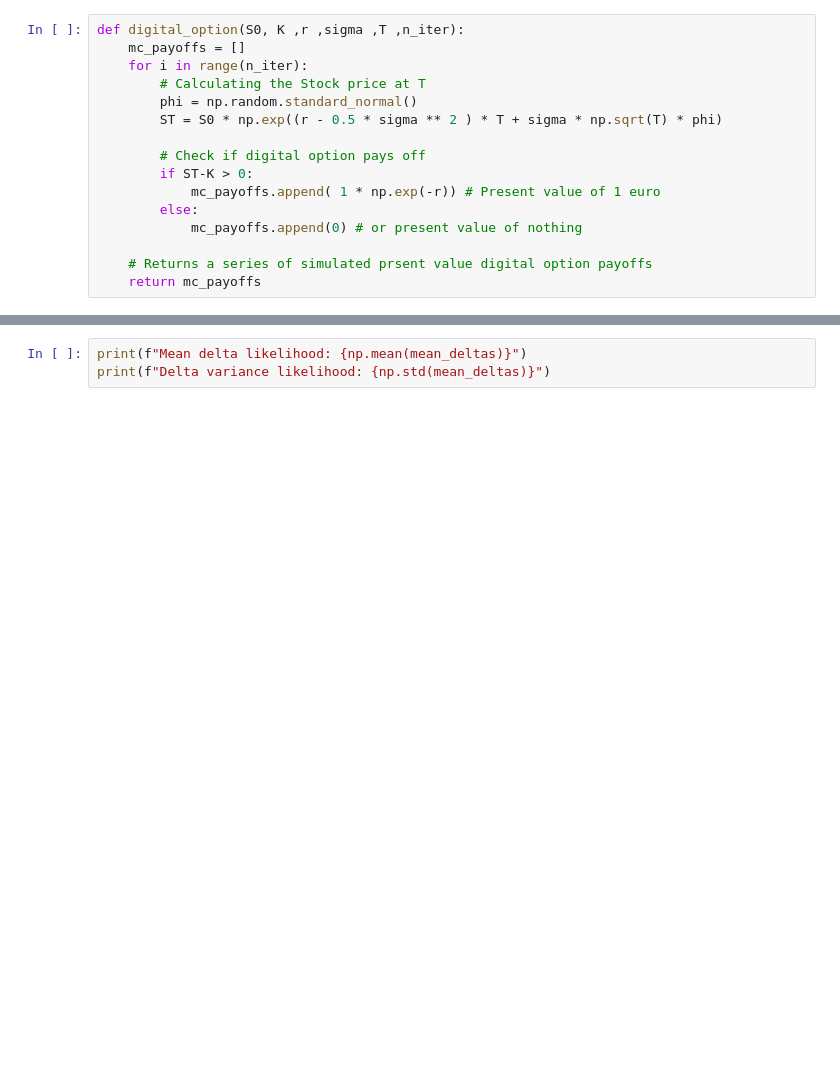
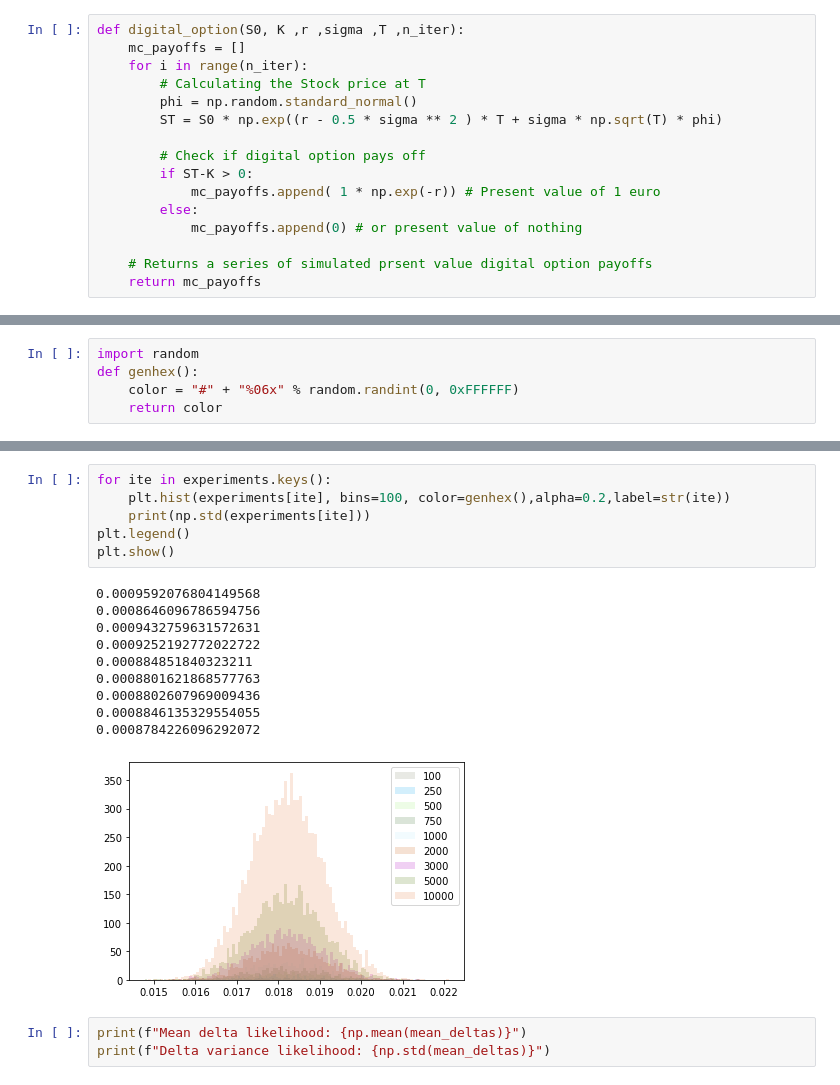
Before and after one commit to DaanMoll/ComputationalFinance, a Jupyter notebook: digital_option.ipynb, the cells around one changed output, grey strips where cells are left out. Saved outputs shown, nothing was run; the diff lists cells and outputs as text; blank space fills up the shorter version.

```diff
--- a/digital_option.ipynb
+++ b/digital_option.ipynb
@@ -66,0 +111,5 @@ plt.show()
+# %%
+import random
+def genhex():
+    color = "#" + "%06x" % random.randint(0, 0xFFFFFF)
+    return color
@@ -67,3 +130,20 @@ plt.show()
+# %%
+for ite in experiments.keys():
+    plt.hist(experiments[ite], bins=100, color=genhex(),alpha=0.2,label=str(ite))
+    print(np.std(experiments[ite]))
+plt.legend()
+plt.show()
+# %% [output]
+0.0009592076804149568
+0.0008646096786594756
+0.0009432759631572631
+0.0009252192772022722
+0.000884851840323211
+0.0008801621868577763
+0.0008802607969009436
+0.0008846135329554055
+0.0008784226096292072
+[figure, added]
 # %%
 print(f"Mean delta likelihood: {np.mean(mean_deltas)}")
 print(f"Delta variance likelihood: {np.std(mean_deltas)}")
```
Also changed, not shown: parts of 15 cells of this notebook.
